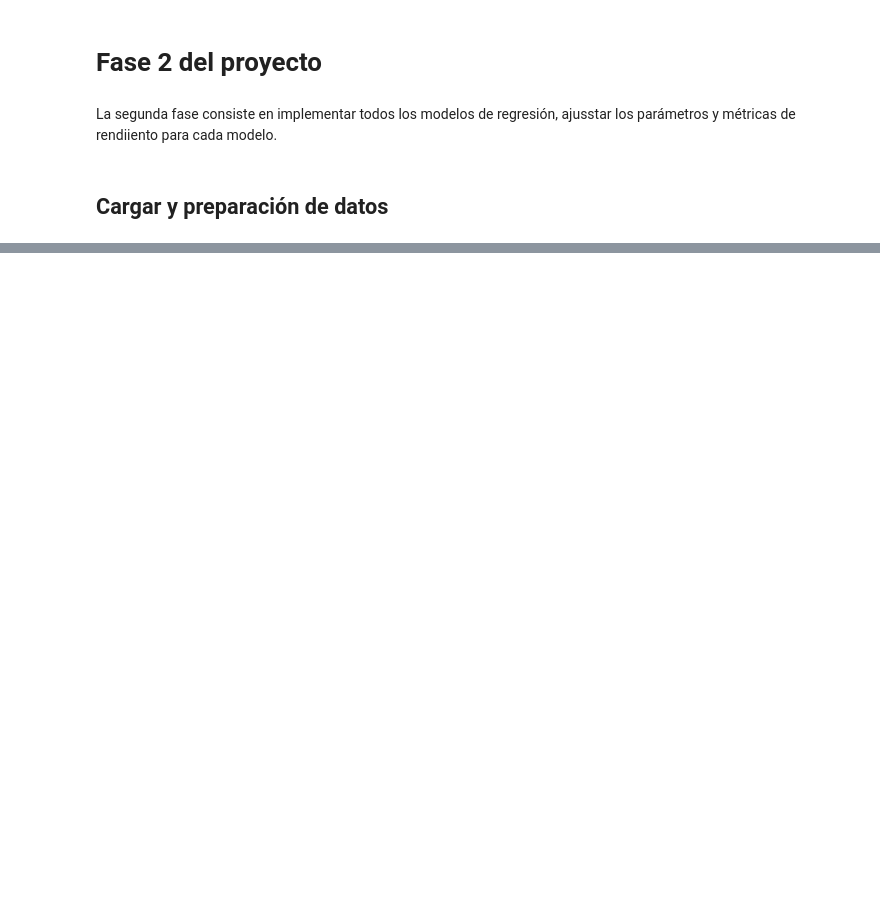
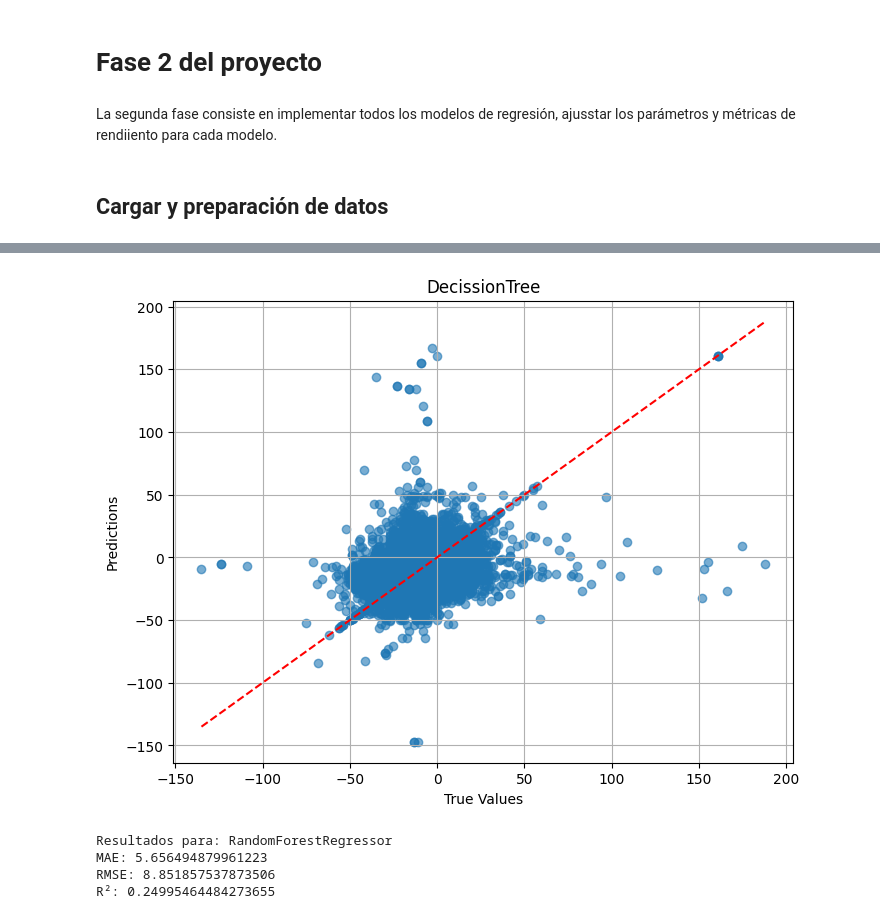
Before and after one commit to tsc221645/CC3074_Proyecto_Final, a Jupyter notebook: semana2/fase2.ipynb, the cells around one changed output, grey strips where cells are left out. Saved outputs shown, nothing was run; the diff lists cells and outputs as text; code cells hidden in the pictures; blank space fills up the shorter version.

```diff
--- a/semana2/fase2.ipynb
+++ b/semana2/fase2.ipynb
@@ -76,0 +104,21 @@ R²: -0.37435008432111516
+# %%
+plt.figure(figsize=(8,6))
+plt.scatter(y_test, y_pred_tree, alpha=0.6)
+plt.plot([y_test.min(), y_test.max()], [y_test.min(), y_test.max()], 'r--')  # 45-degree line
+plt.xlabel('True Values')
+plt.ylabel('Predictions')
+plt.title('DecissionTree')
+plt.grid()
+plt.show()
+# %% [output]
+[figure, added]
+# %%
+random_forest_model = models.get("Random Forest", None)
+random_forest_model.fit(X_train, y_train)
+y_pred_rf = random_forest_model.predict(X_test)
+get_statistics(random_forest_model, y_test=y_test, y_pred=y_pred_rf)
+# %% [output]
+Resultados para: RandomForestRegressor
+MAE: 5.656494879961223
+RMSE: 8.851857537873506
+R²: 0.24995464484273655
```
Also changed, not shown: parts of 8 cells of this notebook.
